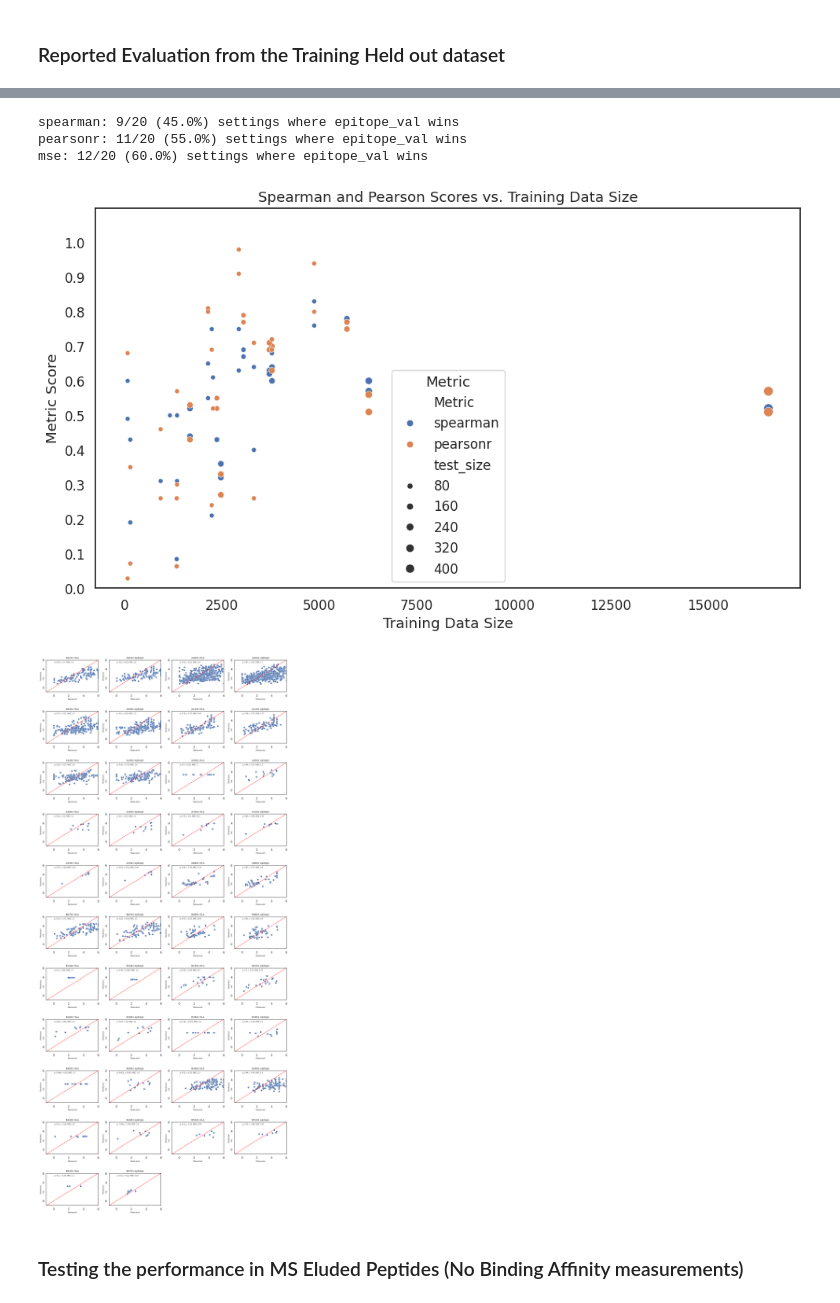
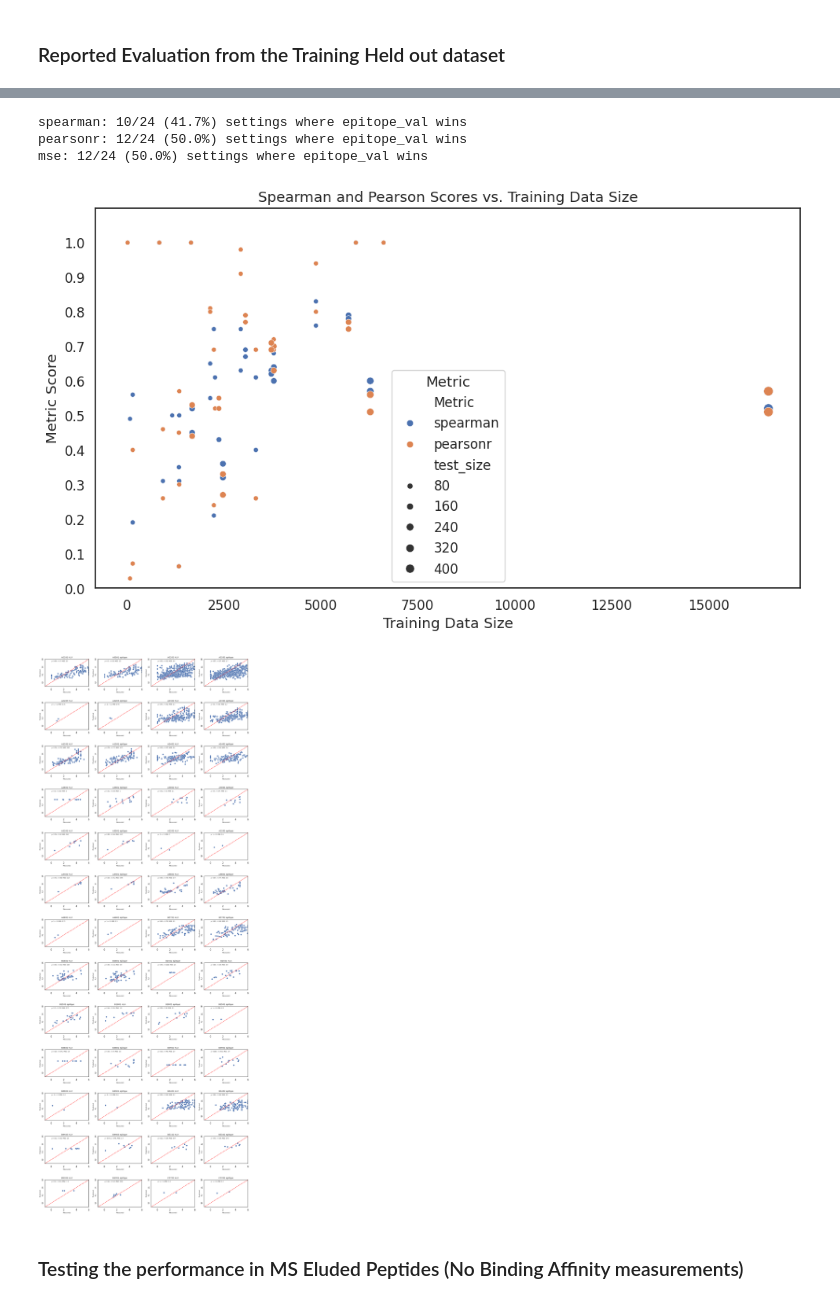
Before and after one commit to sermare/ESMCBA, a Jupyter notebook: jupyter_notebooks/binding_affinity/Evaluations_BA.ipynb, the cells around one changed output, grey strips where cells are left out. Cells and saved outputs as stored; diff of their text form; code cells hidden in the pictures.

Commit message:
added plots and a new notebook to do evaluation and embeddings exploration

```diff
--- a/jupyter_notebooks/binding_affinity/Evaluations_BA.ipynb
+++ b/jupyter_notebooks/binding_affinity/Evaluations_BA.ipynb
@@ -50,7 +51,7 @@ ranked_per_Model = (
 # ranked_per_Model = ranked_per_Model[ranked_per_Model['Model'].apply(len) == 8]
 # %%
 evaluations_dt_sorted = ranked_per_Model[
-                                         (ranked_per_Model['spearman'] > 0)
+                                         (ranked_per_Model['spearman'] > -0.01)
                                           ].sort_values(by=['spearman'], ascending = [False]).drop_duplicates('Model') #[evaluations_dt['Losses'] == 'MSE']
 
 # evaluations_dt_sorted = evaluations_dt_sorted[evaluations_dt_sorted['HLA'].apply(len) == 8]
@@ -63,6 +64,10 @@ test_datasets_list = []
 alleles = evaluations_dt_sorted['Model'].unique()
 
 for allele in alleles:
+
+    if '0206' in allele:
+        print(allele)
+
     # Load training data for the current allele
     formatted_HLA = allele.split(' ')[0]# .replace('*', '').replace(':', '').
     train_fasta = f"/global/scratch/users/sergiomar10/data/IEDB_SQL/IEDB_HLA{formatted_HLA}_final.csv"
@@ -72,7 +77,11 @@ for allele in alleles:
 
     # Clean and filter the training data
     epitope_data['Year_submission'] = epitope_data['Year_submission'].astype(str).replace('\\N', '0').astype(int)
-    epitope_data = epitope_data[epitope_data["Year_submission"] < 2019]
+
+    if epitope_data[epitope_data["Year_submission"] < 2019].empty:
+        epitope_data = epitope_data[epitope_data["Year_submission"] > 1995]
+    else:
+        epitope_data = epitope_data[epitope_data["Year_submission"] < 2019]
 
     # Load test data for the current allele
     test_path = evaluations_dt_sorted[evaluations_dt_sorted['Model'] == allele]['path'].values[0]
@@ -137,13 +149,13 @@ metrics_df = metrics_df.sort_values(by=['HLA', 'encoding'])# .#head(50)
 results = []
 test_datasets_list = []
 
-# Get unique HLA alleles
-alleles = evaluations_dt_sorted['HLA'].unique()
+# Get unique Model alleles
+alleles = evaluations_dt_sorted['Model'].unique()
 
 for allele in alleles:
     # Load training data for the current allele
-    formatted_HLA = allele.replace('*', '').replace(':', '')  # e.g., HLAB0801
-    train_fasta = f"/global/scratch/users/sergiomar10/data/IEDB_SQL/IEDB_HLA{formatted_HLA}_final.csv"
+    formatted_Model = allele.split(' ')[0] #.replace('*', '').replace(':', '')  # e.g., ModelB0801
+    train_fasta = f"/global/scratch/users/sergiomar10/data/IEDB_SQL/IEDB_HLA{formatted_Model}_final.csv"
     epitope_data = pd.read_csv(train_fasta, header=None)
     epitope_data.columns = ['sequence', 'ref_ID', 'submissionID', 'Epitope_ID', 'protein_origin',
                             'ID_SOURCE', 'SOURCE_ORGANISM', 'IC50_nM', 'DESCRIPTION_BINDING', 'Year_submission']
@@ -153,7 +165,7 @@ for allele in alleles:
     epitope_data = epitope_data[epitope_data["Year_submission"] < 2019]
 
     # Load test data for the current allele
-    test_path = evaluations_dt_sorted[evaluations_dt_sorted['HLA'] == allele]['path'].values[0]
+    test_path = evaluations_dt_sorted[evaluations_dt_sorted['Model'] == allele]['path'].values[0]
     test_dataset = pd.read_csv(test_path)
 
     # Remove training sequences from the test data
@@ -163,9 +175,9 @@ for allele in alleles:
     if test_dataset.empty:
         continue
 
-    # Store the test dataset with an added column for HLA
+    # Store the test dataset with an added column for Model
     test_dataset = test_dataset.copy()  # Ensure we're not modifying the original DataFrame unexpectedly
-    test_dataset['HLA'] = allele
+    test_dataset['Model'] = allele
     test_datasets_list.append(test_dataset)
 
     # Only compute metrics if there is more than one sample
@@ -180,13 +192,14 @@ for allele in alleles:
         mse_str = f"{mse_val:.2g}"
 
         results.append({
-            "HLA": allele,
+            "Model": allele,
+            "HLA" : formatted_Model,
             "spearman": spearman_str,
             "pearsonr": pearson_str,
             "mse": mse_str,
             "test_size": len(test_dataset),
             "path": test_path,
-            "training_data": len(epitope_data),
+            "training_data": len(epitope_data)
         })
 
 # Create a DataFrame with the metrics results
@@ -199,5 +212,5 @@ else:
     test_datasets_df = pd.DataFrame()  # empty DataFrame if no test datasets were stored
 
 # Now you have:
-# - metrics_df: contains the computed metrics for each HLA allele.
-# - test_datasets_df: contains all the filtered test datasets with an HLA identifier.
+# - metrics_df: contains the computed metrics for each Model allele.
+# - test_datasets_df: contains all the filtered test datasets with an Model identifier.
@@ -238,5 +249,7 @@ plt.show()
 # %%
 metrics_df['mse'] = metrics_df['mse'].astype(float)
+# %%
+metrics_df['encoding'] = metrics_df['Model'].str.split(' ', expand = True)[1]
 # %%
 from matplotlib.colors import Normalize
 import numpy as np
@@ -329,9 +342,9 @@ for m in ['spearman','pearsonr','mse']:
 
     print(f"{m}: {wins}/{total} ({wins/total:.1%}) settings where epitope_val wins")
 # %% [output]
-spearman: 9/20 (45.0%) settings where epitope_val wins
-pearsonr: 11/20 (55.0%) settings where epitope_val wins
-mse: 12/20 (60.0%) settings where epitope_val wins
+spearman: 10/24 (41.7%) settings where epitope_val wins
+pearsonr: 12/24 (50.0%) settings where epitope_val wins
+mse: 12/24 (50.0%) settings where epitope_val wins
 # %%
 df_melted = metrics_df.melt(id_vars=['HLA', 'training_data', 'test_size'],
                             value_vars=['spearman', 'pearsonr'],
@@ -357,7 +370,7 @@ plt.legend(title='Metric')
 plt.tight_layout()
 plt.show()
 # %% [output]
-[figure, old version]
+[figure, new version]
 # %%
 # Get the unique alleles from evaluations_dt_sorted
 alleles = metrics_df.sort_values(by=['HLA', 'encoding'])['Model'].unique()
@@ -375,7 +388,7 @@ for i, allele in enumerate(alleles):
     ax = axes[i]
 
     # Filter the pre-stored test datasets for the current allele
-    test_dataset = test_datasets_df[test_datasets_df['HLA'] == allele]
+    test_dataset = test_datasets_df[test_datasets_df['Model'] == allele]
 
     # If no test data is found, hide this subplot and continue
     if test_dataset.empty:
@@ -385,34 +398,34 @@ for i, allele in enumerate(alleles):
     # Create the scatter plot
     sns.scatterplot(data=test_dataset, x='measured', y='prediction', ax=ax, s=50)
     ax.plot([-1, 9], [-1, 9], color='red', linestyle='--', label='Identity Line')
     ax.set_ylim(-1, 6)
     ax.set_xlim(-1, 6)
     ax.set_title(f'{allele}', fontsize=10)
     ax.set_xlabel('Measured', fontsize=8)
     ax.set_ylabel('Predicted', fontsize=8)
 
     # Compute and annotate the metrics if there is more than one sample
     if len(test_dataset) > 1:
         spearman_val = spearmanr(test_dataset['measured'], test_dataset['prediction'])[0]
         pearson_val = pearsonr(test_dataset['measured'], test_dataset['prediction'])[0]
         mse_val = mean_squared_error(test_dataset['measured'], test_dataset['prediction'])
 
         # Format the values to 2 significant figures
         spearman_str = f"{spearman_val:.2g}"
         pearson_str = f"{pearson_val:.2g}"
         mse_str = f"{mse_val:.2g}"
         # Annotate the metrics on the plot
         ax.text(0.05, 5.4, f"ρ: {spearman_str}, r: {pearson_str}, MSE: {mse_str}", fontsize=7)
 
 # # Hide any unused axes
 for j in range(i + 1, len(axes)):
     axes[j].set_visible(False)
 
 plt.tight_layout()
 plt.subplots_adjust(hspace=0.6)
 plt.show()
 # %% [output]
-[figure, old version]
+[figure, new version]
 # %% [markdown]
 ### Testing the performance in MS Eluded Peptides (No Binding Affinity measurements)
 # %%
```
Also changed, not shown: parts of 19 cells of this notebook, 20 other files.
